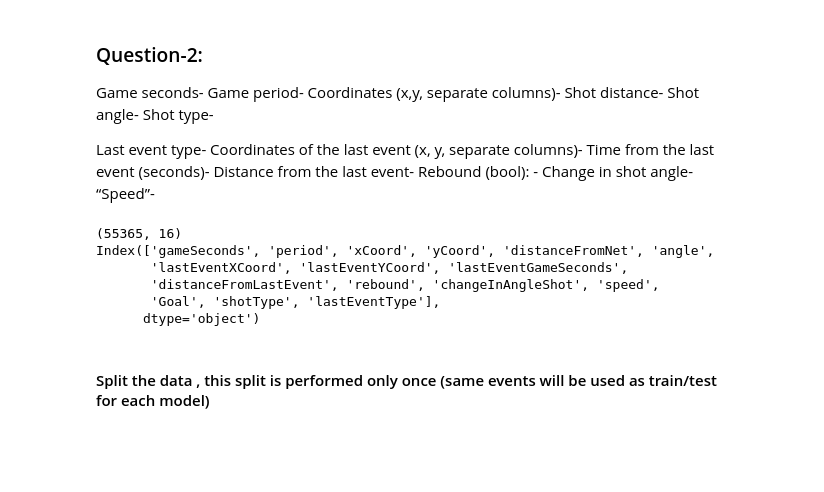
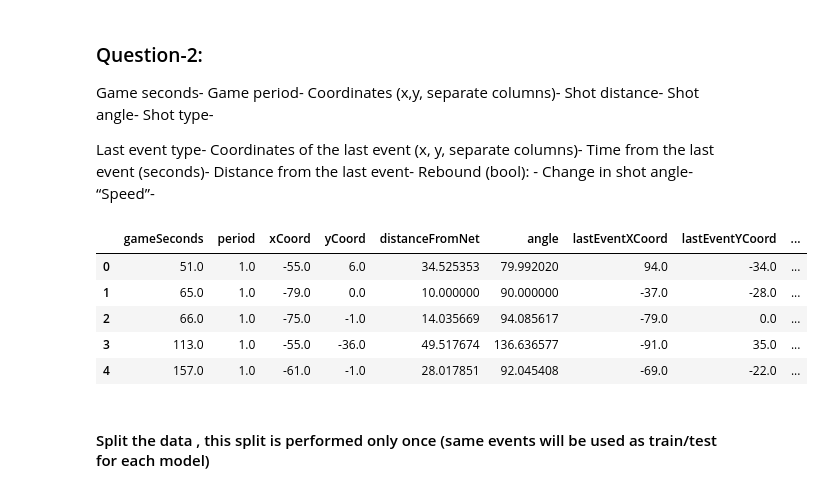
Before and after one commit to sorinmuchi/IFT6758, a Jupyter notebook: notebooks/5-AdvancedModels.ipynb, the cells around one changed output. Drawn from its saved outputs; the diff is of its cells as text; code cells hidden in the pictures; blank space fills up the shorter version.

```diff
--- a/notebooks/5-AdvancedModels.ipynb
+++ b/notebooks/5-AdvancedModels.ipynb
@@ -294,6 +271,8 @@ FinalDf = df[['gameSeconds','period','xCoord','yCoord','distanceFromNet','angle'
        'changeInAngleShot', 'speed','Goal']]
 obj_df=FinalDf.select_dtypes(include=['object']).copy()
 
+
+
 FinalDf=FinalDf.drop(obj_df.columns, axis=1)
 
 obj_df=obj_df.apply(preprocessing.LabelEncoder().fit_transform)
@@ -301,20 +280,21 @@ obj_df=obj_df.apply(preprocessing.LabelEncoder().fit_transform)
 #Frame is the dataset used fpr xgboost later
 Frame=pd.concat([FinalDf,obj_df],axis=1)
 
-
-
-df_f = Frame.dropna()
-print(df_f.shape)
-print(df_f.columns)
-X = df_f.drop('Goal',axis=1)
-y = df_f['Goal'].to_numpy()
+imp_mean = SimpleImputer(missing_values=np.nan, strategy='median')
+imp_mean.fit(FinalDf)
+Transformed_Values=imp_mean.transform(FinalDf)
+TransformedDf = pd.DataFrame(Transformed_Values, index=df.index, columns=FinalDf.columns)
+X = TransformedDf.drop('Goal',axis=1)
+y = TransformedDf['Goal'].to_numpy()
-# %% [output]
-(55365, 16)
-Index(['gameSeconds', 'period', 'xCoord', 'yCoord', 'distanceFromNet', 'angle',
-       'lastEventXCoord', 'lastEventYCoord', 'lastEventGameSeconds',
-       'distanceFromLastEvent', 'rebound', 'changeInAngleShot', 'speed',
-       'Goal', 'shotType', 'lastEventType'],
-      dtype='object')
+# %%
+X.head()
+# %% [output]
+|  | gameSeconds | period | xCoord | yCoord | distanceFromNet | angle | lastEventXCoord | lastEventYCoord | ... |
+| 0 | 51.0 | 1.0 | -55.0 | 6.0 | 34.525353 | 79.992020 | 94.0 | -34.0 | ... |
+| 1 | 65.0 | 1.0 | -79.0 | 0.0 | 10.000000 | 90.000000 | -37.0 | -28.0 | ... |
+| 2 | 66.0 | 1.0 | -75.0 | -1.0 | 14.035669 | 94.085617 | -79.0 | 0.0 | ... |
+| 3 | 113.0 | 1.0 | -55.0 | -36.0 | 49.517674 | 136.636577 | -91.0 | 35.0 | ... |
+| 4 | 157.0 | 1.0 | -61.0 | -1.0 | 28.017851 | 92.045408 | -69.0 | -22.0 | ... |
 # %% [markdown]
 ####  Split the data , this split is performed only once (same events will be used as train/test for each model)
 # %%
```
Also changed, not shown: parts of 21 cells of this notebook, 1 other file.
